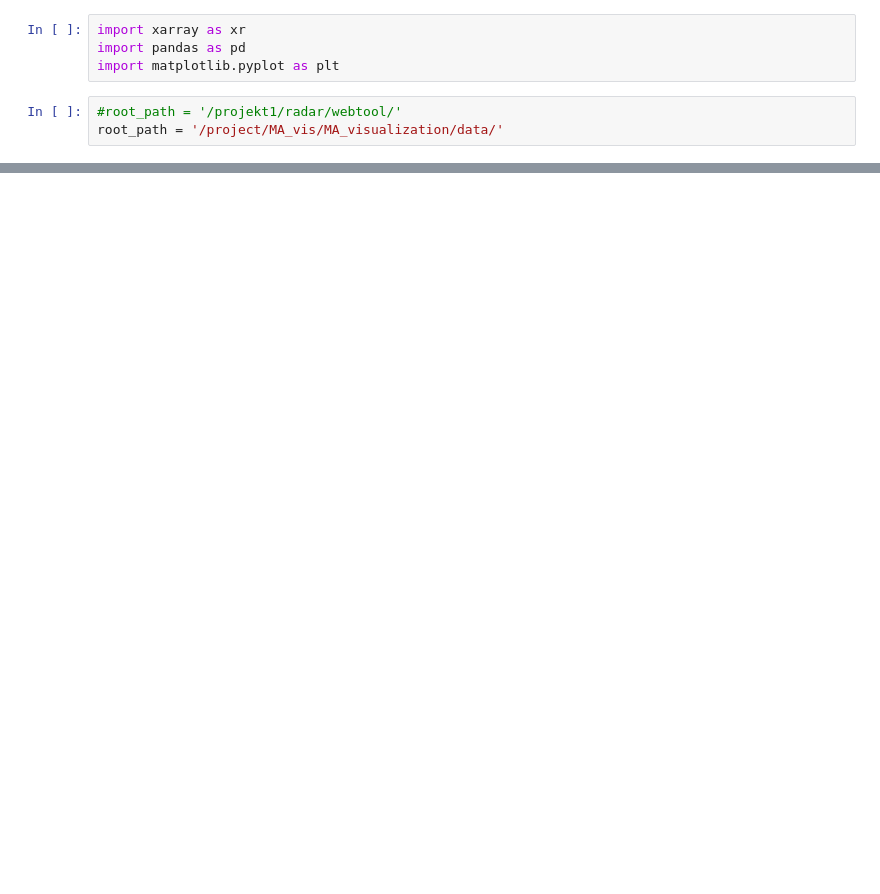
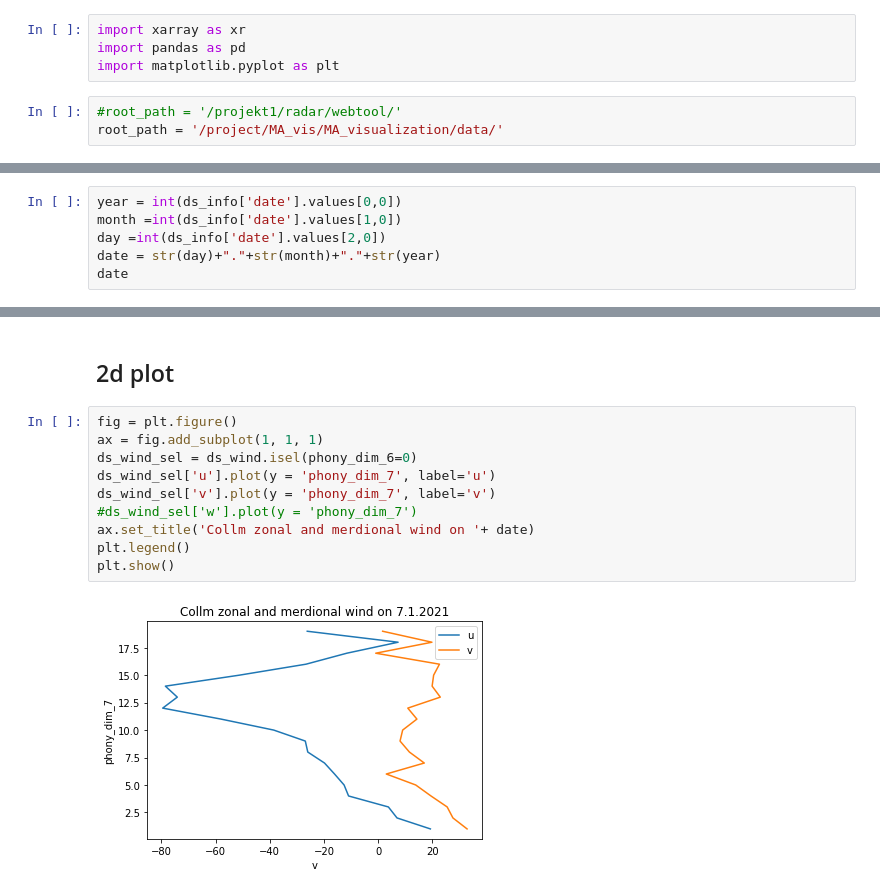
Before and after one commit to VACILT/MA_visualization, a Jupyter notebook: code/radar_wind.ipynb, the cells around one changed output, grey strips where cells are left out. Drawn from its saved outputs; the diff is of its cells as text; blank space fills up the shorter version.

```diff
--- a/code/radar_wind.ipynb
+++ b/code/radar_wind.ipynb
@@ -28,0 +13,6 @@ Attributes:
+# %%
+year = int(ds_info['date'].values[0,0])
+month =int(ds_info['date'].values[1,0])
+day =int(ds_info['date'].values[2,0])
+date = str(day)+"."+str(month)+"."+str(year)
+date
@@ -30,0 +52,14 @@ ds_test = xr.open_dataset(f'{root_path}MR_wind_2021_01_07.h5')
+# %% [markdown]
+## 2d plot
+# %%
+fig = plt.figure()
+ax = fig.add_subplot(1, 1, 1)
+ds_wind_sel = ds_wind.isel(phony_dim_6=0)
+ds_wind_sel['u'].plot(y = 'phony_dim_7', label='u')
+ds_wind_sel['v'].plot(y = 'phony_dim_7', label='v')
+#ds_wind_sel['w'].plot(y = 'phony_dim_7')
+ax.set_title('Collm zonal and merdional wind on '+ date)
+plt.legend()
+plt.show()
+# %% [output]
+[figure, added]
```
Also changed, not shown: parts of 6 cells of this notebook, 1 other file.
